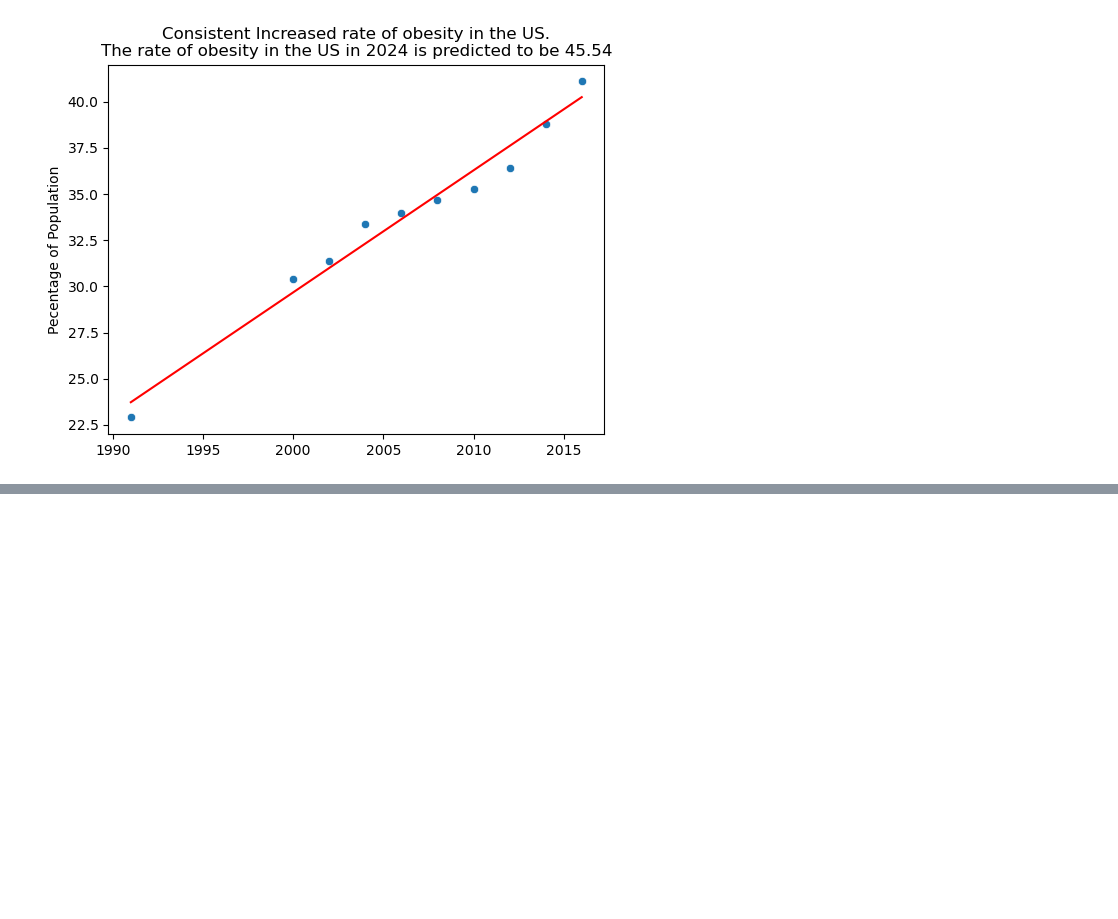
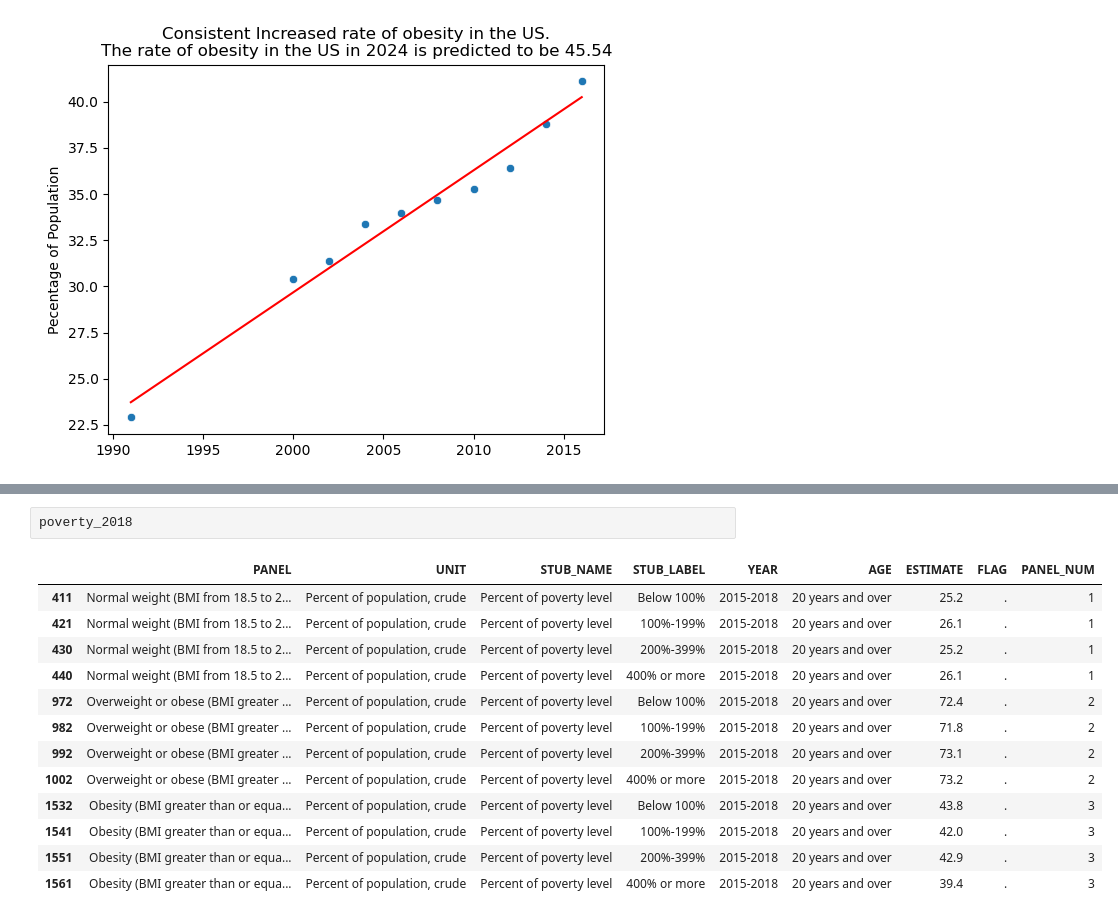
Before and after one commit to rafaymk02/Obesity-Factors-Analysis-US-, a Jupyter notebook: obesity_analysis.ipynb, the cells around one changed output, grey strips where cells are left out. Drawn from its saved outputs; the diff is of its cells as text; blank space fills up the shorter version.

```diff
--- a/obesity_analysis.ipynb
+++ b/obesity_analysis.ipynb
@@ -293,0 +325,16 @@ plt.plot(x, predictedY, 'r')
+# %%
+poverty_2018
+# %% [output]
+|  | PANEL | UNIT | STUB_NAME | STUB_LABEL | YEAR | AGE | ESTIMATE | FLAG | PANEL_NUM |
+| 411 | Normal weight (BMI from 18.5 to 2... | Percent of population, crude | Percent of poverty level | Below 100% | 2015-2018 | 20 years and over | 25.2 | . | 1 |
+| 421 | Normal weight (BMI from 18.5 to 2... | Percent of population, crude | Percent of poverty level | 100%-199% | 2015-2018 | 20 years and over | 26.1 | . | 1 |
+| 430 | Normal weight (BMI from 18.5 to 2... | Percent of population, crude | Percent of poverty level | 200%-399% | 2015-2018 | 20 years and over | 25.2 | . | 1 |
+| 440 | Normal weight (BMI from 18.5 to 2... | Percent of population, crude | Percent of poverty level | 400% or more | 2015-2018 | 20 years and over | 26.1 | . | 1 |
+| 972 | Overweight or obese (BMI greater ... | Percent of population, crude | Percent of poverty level | Below 100% | 2015-2018 | 20 years and over | 72.4 | . | 2 |
+| 982 | Overweight or obese (BMI greater ... | Percent of population, crude | Percent of poverty level | 100%-199% | 2015-2018 | 20 years and over | 71.8 | . | 2 |
+| 992 | Overweight or obese (BMI greater ... | Percent of population, crude | Percent of poverty level | 200%-399% | 2015-2018 | 20 years and over | 73.1 | . | 2 |
+| 1002 | Overweight or obese (BMI greater ... | Percent of population, crude | Percent of poverty level | 400% or more | 2015-2018 | 20 years and over | 73.2 | . | 2 |
+| 1532 | Obesity (BMI greater than or equa... | Percent of population, crude | Percent of poverty level | Below 100% | 2015-2018 | 20 years and over | 43.8 | . | 3 |
+| 1541 | Obesity (BMI greater than or equa... | Percent of population, crude | Percent of poverty level | 100%-199% | 2015-2018 | 20 years and over | 42.0 | . | 3 |
+| 1551 | Obesity (BMI greater than or equa... | Percent of population, crude | Percent of poverty level | 200%-399% | 2015-2018 | 20 years and over | 42.9 | . | 3 |
+| 1561 | Obesity (BMI greater than or equa... | Percent of population, crude | Percent of poverty level | 400% or more | 2015-2018 | 20 years and over | 39.4 | . | 3 |
```
Also changed, not shown: parts of 2 cells of this notebook, 3 other files.
